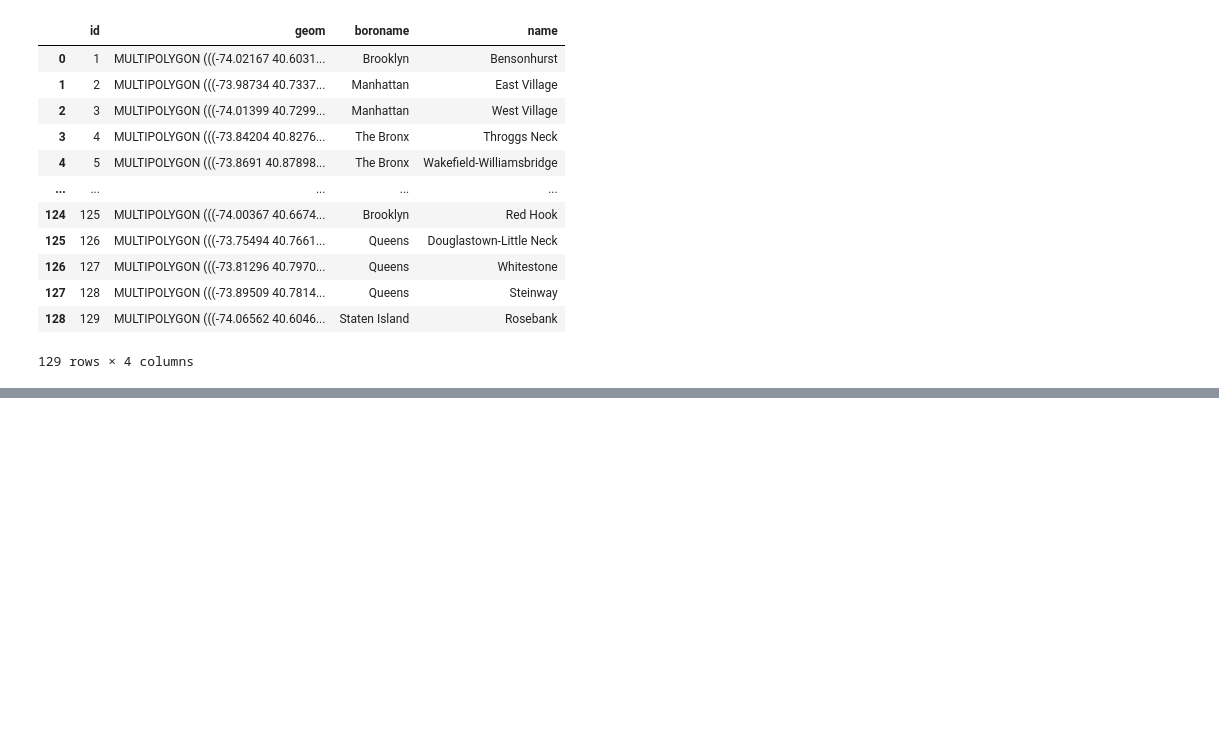
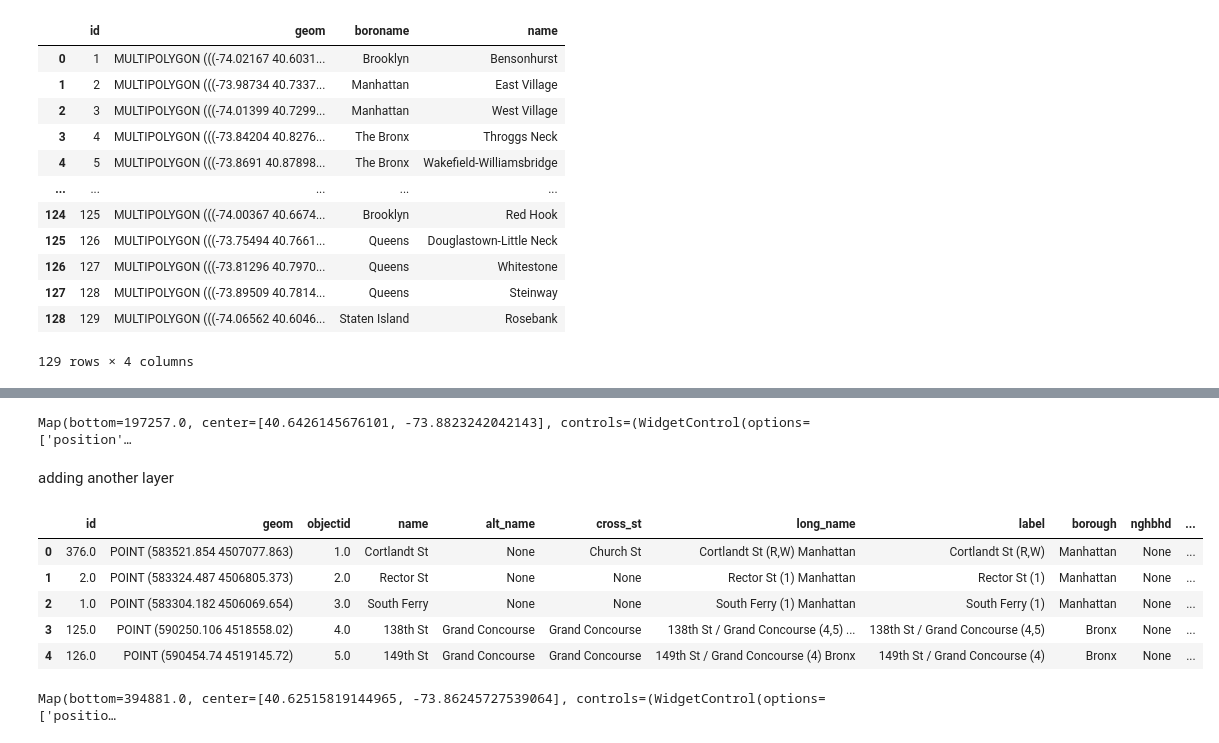
Before and after one commit to Vikash-exe/SQL, a Jupyter notebook: Postgre_pandas.ipynb, the cells around one changed output, grey strips where cells are left out. Saved outputs shown, nothing was run; the diff lists cells and outputs as text; code cells hidden in the pictures; blank space fills up the shorter version.

```diff
--- a/Postgre_pandas.ipynb
+++ b/Postgre_pandas.ipynb
@@ -207,0 +242,21 @@ print(geojson[:500])  # Print the first 500 characters of the GeoJSON
+# %%
+m
+# %% [output]
+Map(bottom=197257.0, center=[40.6426145676101, -73.8823242042143], controls=(WidgetControl(options=['position'…
+# %% [markdown]
+adding another layer
+# %%
+sql2 = 'SELECT * FROM nyc_subway_stations;'
+# %%
+conn = engine.raw_connection()
+gdf_subway = gpd.read_postgis(sql2, conn, geom_col='geom')
+conn.close()
+# %%
+gdf_subway.head()
+# %% [output]
+|  | id | geom | objectid | name | alt_name | cross_st | long_name | label | borough | nghbhd | ... |
+| 0 | 376.0 | POINT (583521.854 4507077.863) | 1.0 | Cortlandt St | None | Church St | Cortlandt St (R,W) Manhattan | Cortlandt St (R,W) | Manhattan | None | ... |
+| 1 | 2.0 | POINT (583324.487 4506805.373) | 2.0 | Rector St | None | None | Rector St (1) Manhattan | Rector St (1) | Manhattan | None | ... |
+| 2 | 1.0 | POINT (583304.182 4506069.654) | 3.0 | South Ferry | None | None | South Ferry (1) Manhattan | South Ferry (1) | Manhattan | None | ... |
+| 3 | 125.0 | POINT (590250.106 4518558.02) | 4.0 | 138th St | Grand Concourse | Grand Concourse | 138th St / Grand Concourse (4,5) ... | 138th St / Grand Concourse (4,5) | Bronx | None | ... |
+| 4 | 126.0 | POINT (590454.74 4519145.72) | 5.0 | 149th St | Grand Concourse | Grand Concourse | 149th St / Grand Concourse (4) Bronx | 149th St / Grand Concourse (4) | Bronx | None | ... |
@@ -207,0 +269,4 @@ print(geojson[:500])  # Print the first 500 characters of the GeoJSON
+# %%
+m
+# %% [output]
+Map(bottom=394881.0, center=[40.62515819144965, -73.86245727539064], controls=(WidgetControl(options=['positio…
```
Also changed, not shown: parts of 8 cells of this notebook.
